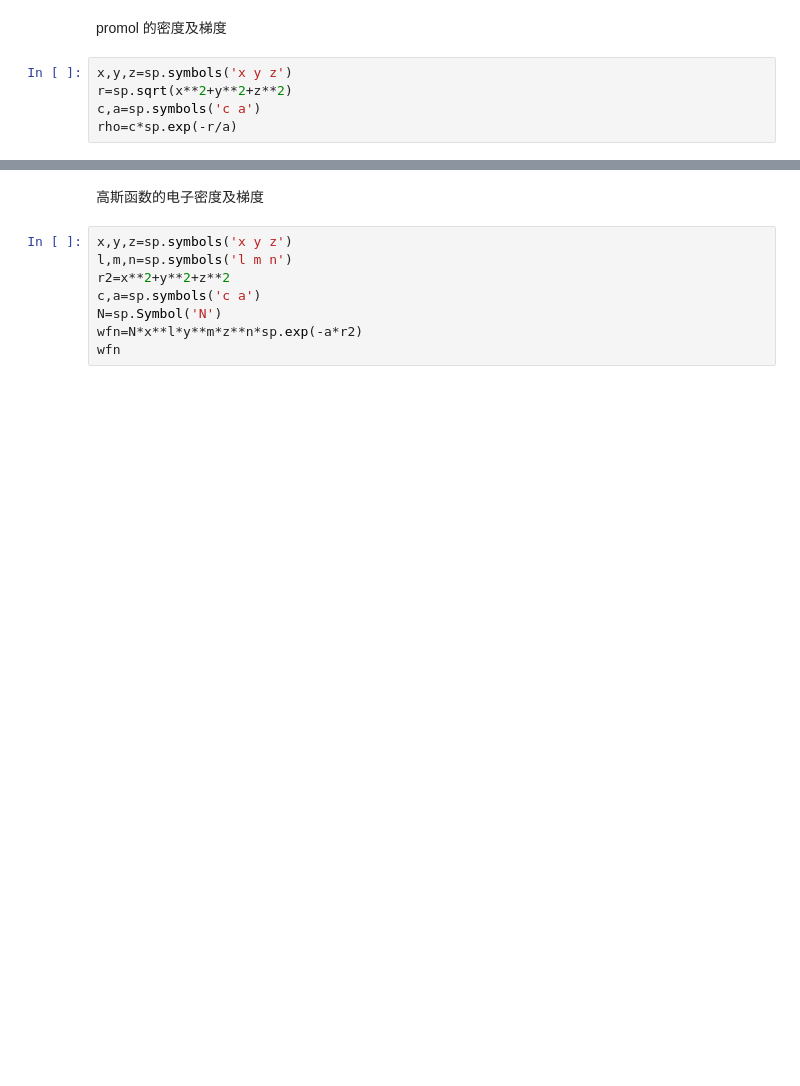
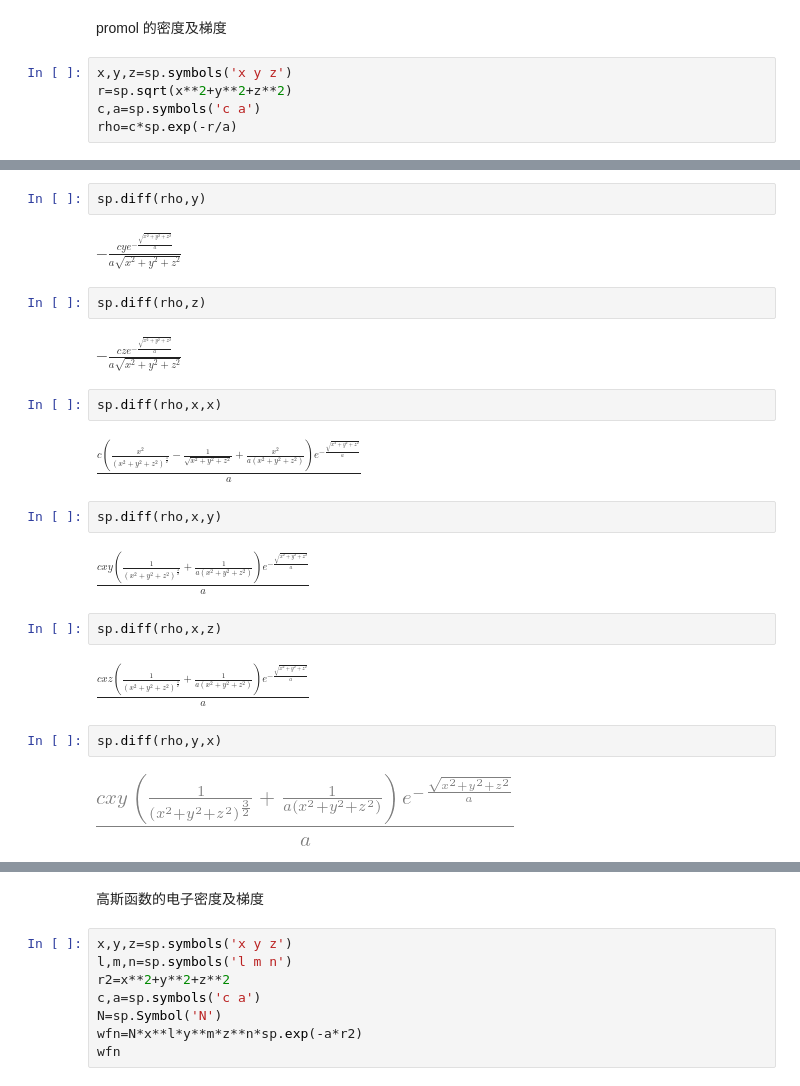
Before and after one commit to qmlCoder/pywfn, a Jupyter notebook: protos/密度梯度.ipynb, the cells around one changed output, grey strips where cells are left out. Saved outputs shown, nothing was run; the diff lists cells and outputs as text; blank space fills up the shorter version.

```diff
--- a/protos/密度梯度.ipynb
+++ b/protos/密度梯度.ipynb
@@ -15,0 +19,24 @@ $\displaystyle - \frac{c x e^{- \frac{\sqrt{x^{2} + y^{2} + z^{2}}}{a}}}{a \sqrt
+# %%
+sp.diff(rho,y)
+# %% [output]
+$\displaystyle - \frac{c y e^{- \frac{\sqrt{x^{2} + y^{2} + z^{2}}}{a}}}{a \sqrt{x^{2} + y^{2} + z^{2}}}$
+# %%
+sp.diff(rho,z)
+# %% [output]
+$\displaystyle - \frac{c z e^{- \frac{\sqrt{x^{2} + y^{2} + z^{2}}}{a}}}{a \sqrt{x^{2} + y^{2} + z^{2}}}$
+# %%
+sp.diff(rho,x,x)
+# %% [output]
+$\displaystyle \frac{c \left(\frac{x^{2}}{\left(x^{2} + y^{2} + z^{2}\right)^{\frac{3}{2}}} - \frac{1}{\sqrt{x^{2} + y^{2} + z^{2}}} + \frac{x^{2}}{a \left(x^{2} + y^{2} + z^{2}\right)}\right) e^{- \frac{\sqrt{x^{2} + y^{2} + z^{2}}}{a}}}{a}$
+# %%
+sp.diff(rho,x,y)
+# %% [output]
+$\displaystyle \frac{c x y \left(\frac{1}{\left(x^{2} + y^{2} + z^{2}\right)^{\frac{3}{2}}} + \frac{1}{a \left(x^{2} + y^{2} + z^{2}\right)}\right) e^{- \frac{\sqrt{x^{2} + y^{2} + z^{2}}}{a}}}{a}$
+# %%
+sp.diff(rho,x,z)
+# %% [output]
+$\displaystyle \frac{c x z \left(\frac{1}{\left(x^{2} + y^{2} + z^{2}\right)^{\frac{3}{2}}} + \frac{1}{a \left(x^{2} + y^{2} + z^{2}\right)}\right) e^{- \frac{\sqrt{x^{2} + y^{2} + z^{2}}}{a}}}{a}$
+# %%
+sp.diff(rho,y,x)
+# %% [output]
+[figure, added]
```
Also changed, not shown: parts of 11 cells of this notebook, 33 other files.
